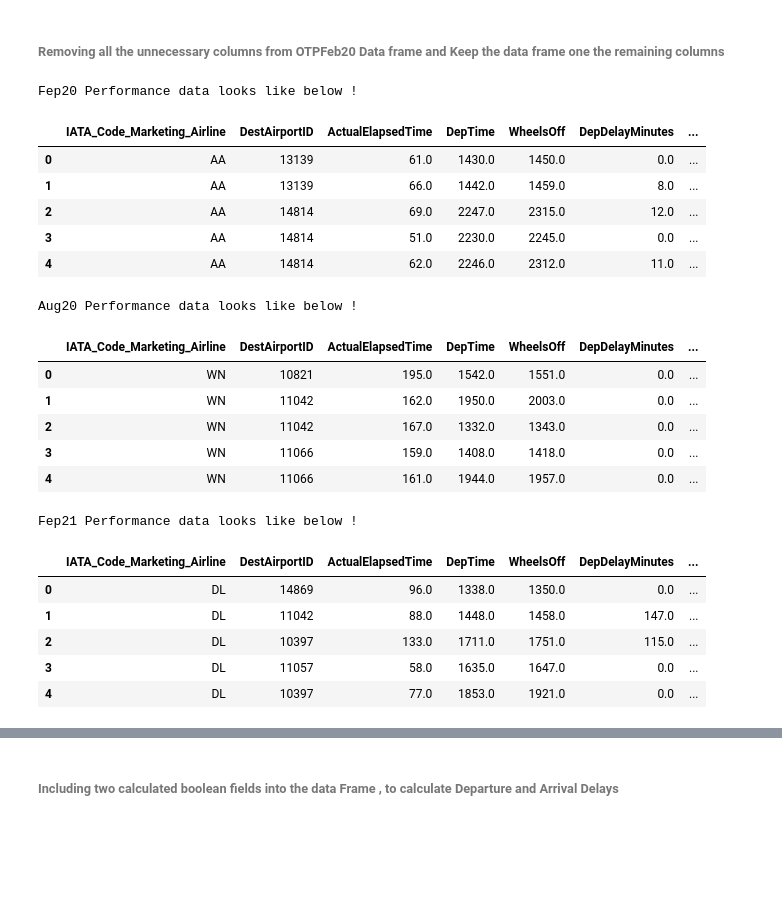
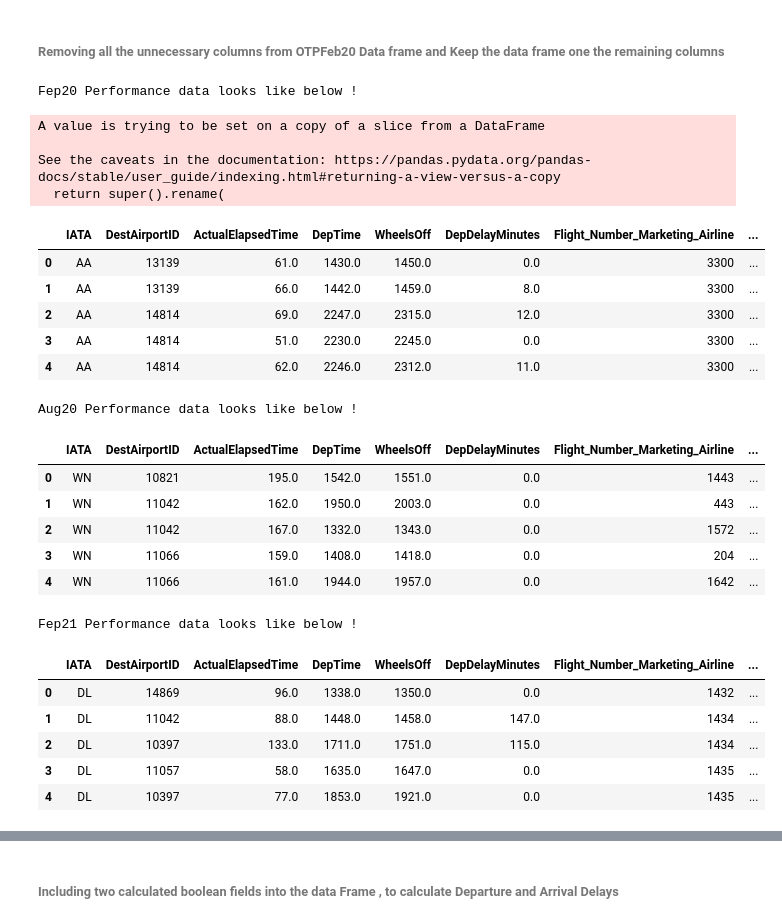
Before and after one commit to Engu12/Engu_Capstone, a Jupyter notebook: Capstone Notebook/Capstone Data Cleaning with Python.ipynb, the cells around one changed output, grey strips where cells are left out. Cells and saved outputs as stored; diff of their text form; code cells hidden in the pictures; blank space fills up the shorter version.

```diff
--- a/Capstone Notebook/Capstone Data Cleaning with Python.ipynb
+++ b/Capstone Notebook/Capstone Data Cleaning with Python.ipynb
@@ -134,49 +122,56 @@ column ={'Year','Month','DayofMonth','DayOfWeek','FlightDate','DOT_ID_Marketing_
 'TotalAddGTime','DivAirportLandings','Duplicate'}
 pd.set_option('display.max_columns', 48)
 #Restricting the dataframes on the above mentioned columns only
-# OTPFeb20_Clean=OTPFeb20[column]
-# OTPAug20_Clean=OTPAug20[column]
+OTPFeb20_Clean=OTPFeb20[column]
+OTPAug20_Clean=OTPAug20[column]
 OTPFeb21_Clean=OTPFeb21[column]
 # %%
 #Expaling the info using the color and/or formating style in the out put, to do that the follwing class defintion is used
+OTPFeb20_Clean.rename(columns = {'IATA_Code_Marketing_Airline' :'IATA'},inplace=True)
+OTPAug20_Clean.rename(columns = {'IATA_Code_Marketing_Airline' :'IATA'},inplace=True)
+OTPFeb21_Clean.rename(columns = {'IATA_Code_Marketing_Airline' :'IATA'},inplace=True)
 
 class color:
    PURPLE = '\033[95m'
    CYAN = '\033[96m'
    DARKCYAN = '\033[36m'
    BLUE = '\033[94m'
    GREEN = '\033[92m'
    YELLOW = '\033[93m'
    RED = '\033[91m'
    BOLD = '\033[1m'
    UNDERLINE = '\033[4m'
    END = '\033[0m'
 
 print("\n\n"+color.BOLD +'\033[1m' + color.DARKCYAN +'\033[36m'+ 'Fep20 Performance data looks like below !'+color.END)
 display(OTPFeb20_Clean.head())
 print("\n\n"+color.BOLD +'\033[1m' + color.DARKCYAN +'\033[36m'+ 'Aug20 Performance data looks like below !'+color.END)
 display(OTPAug20_Clean.head())
 print("\n\n"+color.BOLD +'\033[1m' + color.DARKCYAN +'\033[36m'+ 'Fep21 Performance data looks like below !'+color.END)
 display(OTPFeb21_Clean.head())
 # %% [output]
 Fep20 Performance data looks like below !
+A value is trying to be set on a copy of a slice from a DataFrame
+
+See the caveats in the documentation: https://pandas.pydata.org/pandas-docs/stable/user_guide/indexing.html#returning-a-view-versus-a-copy
+  return super().rename(
-|  | IATA_Code_Marketing_Airline | DestAirportID | ActualElapsedTime | DepTime | WheelsOff | DepDelayMinutes | ... |
-| 0 | AA | 13139 | 61.0 | 1430.0 | 1450.0 | 0.0 | ... |
-| 1 | AA | 13139 | 66.0 | 1442.0 | 1459.0 | 8.0 | ... |
-| 2 | AA | 14814 | 69.0 | 2247.0 | 2315.0 | 12.0 | ... |
-| 3 | AA | 14814 | 51.0 | 2230.0 | 2245.0 | 0.0 | ... |
-| 4 | AA | 14814 | 62.0 | 2246.0 | 2312.0 | 11.0 | ... |
+|  | IATA | DestAirportID | ActualElapsedTime | DepTime | WheelsOff | DepDelayMinutes | Flight_Number_Marketing_Airline | ... |
+| 0 | AA | 13139 | 61.0 | 1430.0 | 1450.0 | 0.0 | 3300 | ... |
+| 1 | AA | 13139 | 66.0 | 1442.0 | 1459.0 | 8.0 | 3300 | ... |
+| 2 | AA | 14814 | 69.0 | 2247.0 | 2315.0 | 12.0 | 3300 | ... |
+| 3 | AA | 14814 | 51.0 | 2230.0 | 2245.0 | 0.0 | 3300 | ... |
+| 4 | AA | 14814 | 62.0 | 2246.0 | 2312.0 | 11.0 | 3300 | ... |
-Aug20 Performance data looks like below !
+Aug20 Performance data looks like below !
-|  | IATA_Code_Marketing_Airline | DestAirportID | ActualElapsedTime | DepTime | WheelsOff | DepDelayMinutes | ... |
-| 0 | WN | 10821 | 195.0 | 1542.0 | 1551.0 | 0.0 | ... |
-| 1 | WN | 11042 | 162.0 | 1950.0 | 2003.0 | 0.0 | ... |
-| 2 | WN | 11042 | 167.0 | 1332.0 | 1343.0 | 0.0 | ... |
-| 3 | WN | 11066 | 159.0 | 1408.0 | 1418.0 | 0.0 | ... |
-| 4 | WN | 11066 | 161.0 | 1944.0 | 1957.0 | 0.0 | ... |
+|  | IATA | DestAirportID | ActualElapsedTime | DepTime | WheelsOff | DepDelayMinutes | Flight_Number_Marketing_Airline | ... |
+| 0 | WN | 10821 | 195.0 | 1542.0 | 1551.0 | 0.0 | 1443 | ... |
+| 1 | WN | 11042 | 162.0 | 1950.0 | 2003.0 | 0.0 | 443 | ... |
+| 2 | WN | 11042 | 167.0 | 1332.0 | 1343.0 | 0.0 | 1572 | ... |
+| 3 | WN | 11066 | 159.0 | 1408.0 | 1418.0 | 0.0 | 204 | ... |
+| 4 | WN | 11066 | 161.0 | 1944.0 | 1957.0 | 0.0 | 1642 | ... |
-Fep21 Performance data looks like below !
+Fep21 Performance data looks like below !
-|  | IATA_Code_Marketing_Airline | DestAirportID | ActualElapsedTime | DepTime | WheelsOff | DepDelayMinutes | ... |
-| 0 | DL | 14869 | 96.0 | 1338.0 | 1350.0 | 0.0 | ... |
-| 1 | DL | 11042 | 88.0 | 1448.0 | 1458.0 | 147.0 | ... |
-| 2 | DL | 10397 | 133.0 | 1711.0 | 1751.0 | 115.0 | ... |
-| 3 | DL | 11057 | 58.0 | 1635.0 | 1647.0 | 0.0 | ... |
-| 4 | DL | 10397 | 77.0 | 1853.0 | 1921.0 | 0.0 | ... |
+|  | IATA | DestAirportID | ActualElapsedTime | DepTime | WheelsOff | DepDelayMinutes | Flight_Number_Marketing_Airline | ... |
+| 0 | DL | 14869 | 96.0 | 1338.0 | 1350.0 | 0.0 | 1432 | ... |
+| 1 | DL | 11042 | 88.0 | 1448.0 | 1458.0 | 147.0 | 1434 | ... |
+| 2 | DL | 10397 | 133.0 | 1711.0 | 1751.0 | 115.0 | 1434 | ... |
+| 3 | DL | 11057 | 58.0 | 1635.0 | 1647.0 | 0.0 | 1435 | ... |
+| 4 | DL | 10397 | 77.0 | 1853.0 | 1921.0 | 0.0 | 1435 | ... |
```
Also changed, not shown: parts of 38 cells of this notebook.
